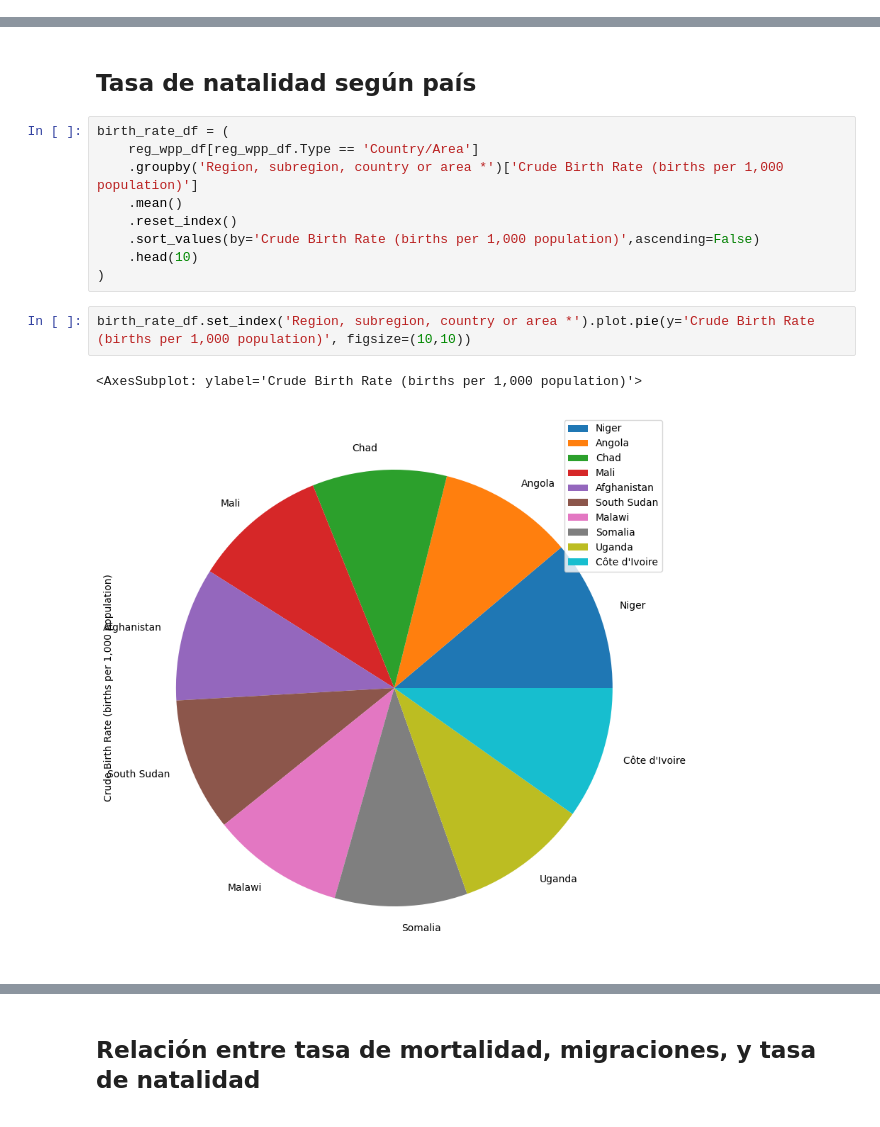
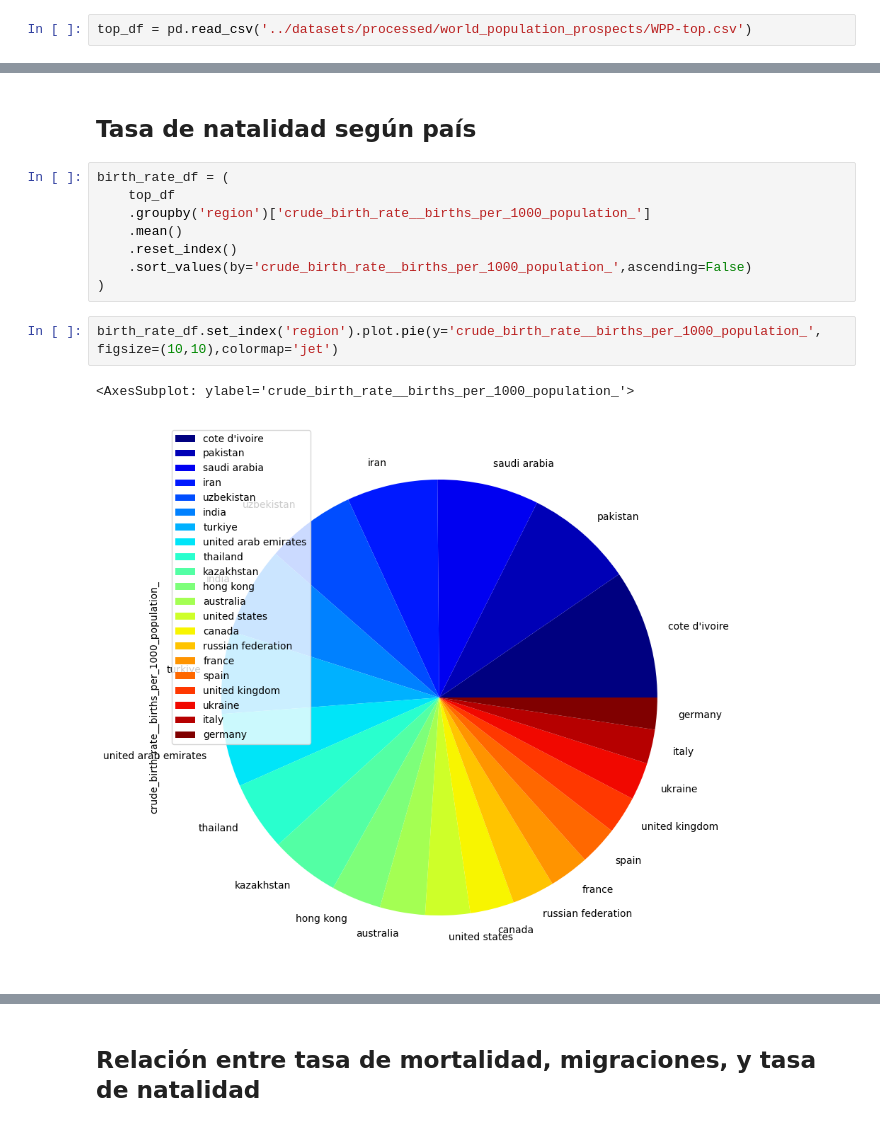
Before and after one commit to akumoth/flujos_migratorios, a Jupyter notebook: notebook/world_population_prospects.ipynb, the cells around one changed output, grey strips where cells are left out. Cells and saved outputs as stored; diff of their text form.

```diff
--- a/notebook/world_population_prospects.ipynb
+++ b/notebook/world_population_prospects.ipynb
@@ -194,0 +164,2 @@ See the caveats in the documentation: https://pandas.pydata.org/pandas-docs/stab
+# %%
+top_df = pd.read_csv('../datasets/processed/world_population_prospects/WPP-top.csv')
@@ -233,16 +228,15 @@ total_popul_df2.plot.line(title='Crecimiento de la población a lo largo de los
 # %% [markdown]
 ## Tasa de natalidad según país
-# %%
-birth_rate_df = (
-    reg_wpp_df[reg_wpp_df.Type == 'Country/Area']
-    .groupby('Region, subregion, country or area *')['Crude Birth Rate (births per 1,000 population)']
-    .mean()
-    .reset_index()
-    .sort_values(by='Crude Birth Rate (births per 1,000 population)',ascending=False)
-    .head(10)
-)
+# %%
+birth_rate_df = (
+    top_df
+    .groupby('region')['crude_birth_rate__births_per_1000_population_']
+    .mean()
+    .reset_index()
+    .sort_values(by='crude_birth_rate__births_per_1000_population_',ascending=False)
+)
 # %%
-birth_rate_df.set_index('Region, subregion, country or area *').plot.pie(y='Crude Birth Rate (births per 1,000 population)', figsize=(10,10))
+birth_rate_df.set_index('region').plot.pie(y='crude_birth_rate__births_per_1000_population_', figsize=(10,10),colormap='jet')
 # %% [output]
-<AxesSubplot: ylabel='Crude Birth Rate (births per 1,000 population)'>
+<AxesSubplot: ylabel='crude_birth_rate__births_per_1000_population_'>
-[figure, old version]
+[figure, new version]
```
Also changed, not shown: parts of 46 cells of this notebook.
